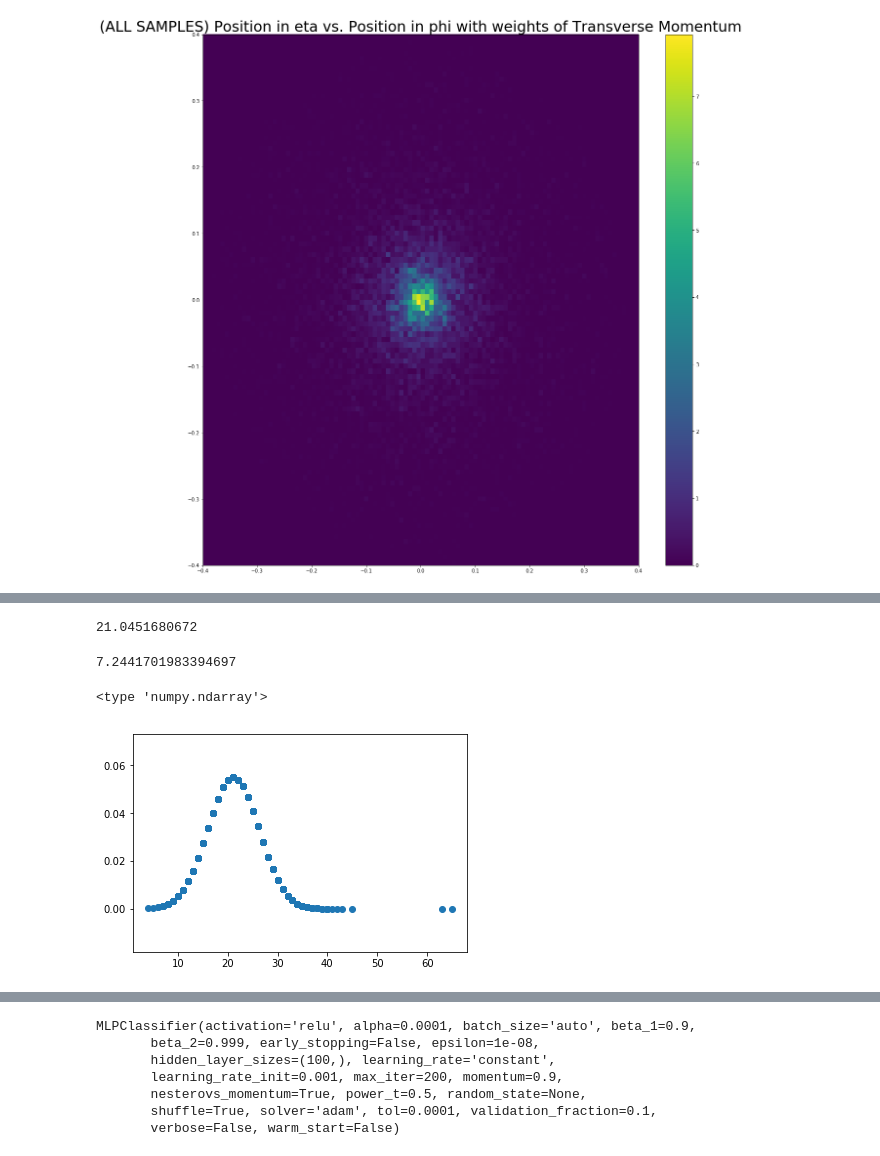
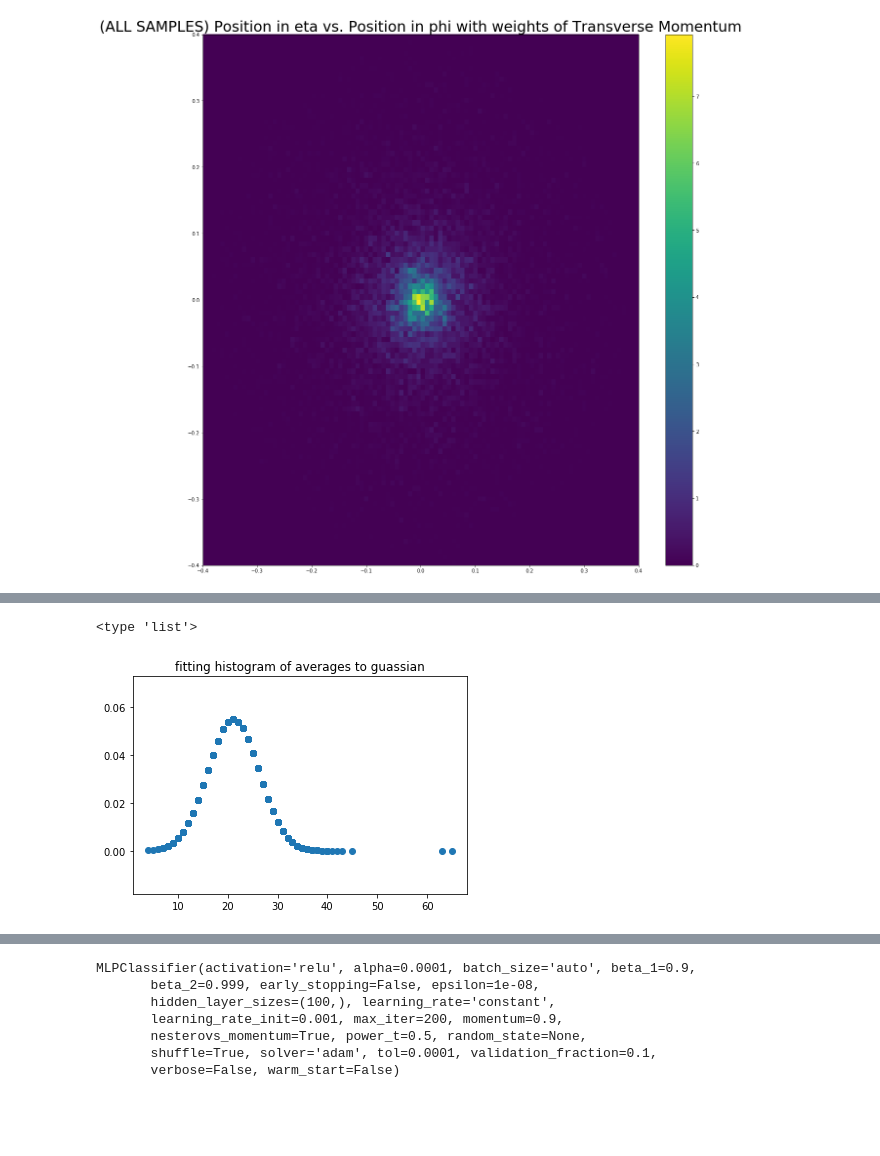
Before and after one commit to ryanjdana/ML_JETS, a Jupyter notebook: Introductory_stuff.ipynb, the cells around one changed output, grey strips where cells are left out. Saved outputs shown, nothing was run; the diff lists cells and outputs as text; code cells hidden in the pictures; blank space fills up the shorter version.

```diff
--- a/Introductory_stuff.ipynb
+++ b/Introductory_stuff.ipynb
@@ -188,61 +188,14 @@ plt.show()
-# %%
-import matplotlib.pyplot as plt
-import numpy as np
-from IPython import display
-jets = pickle.load(open("jets.pickled", "rb"))
-z=[]
-eta=[]
-phi=[]
-pt=[]
-axes=[]
-deta=[]
-dphi=[]
-jetphi=[]
-jeteta=[]
-jetz=[]
-length=[]
-i=0
-for j in jets:
-    for c in j.constituents:
-        Dell=np.sqrt((j.eta-c.eta)**2+(j.phi-c.phi)**2)
-        if Dell<.4:
-            z.append(c.pt/j.pt)
-            zsample.append(c.pt/j.pt)
-            eta.append(c.eta)
-            phi.append(c.phi)
-            pt.append(c.pt)
-            dphi.append(j.phi-c.phi)
-            deta.append(j.eta-c.eta)
-            i+=1
-    jetphi.append(dphi)
-    jeteta.append(deta)
-    jetz.append(zsample)
-    deta=[]
-    dphi=[]
-    zsample=[]
-    length.append(i)
-    i=0
-
-z=np.array(z)
-phi=np.array(phi)
-
-eta=np.array(eta)
-# %%
-print(np.mean(np.sort(length)))
-np.std(length)
-# %% [output]
-21.0451680672
-7.2441701983394697
 # %%
 length=np.array(length)
 print(type(lenn))
 def Gaussian(mean,variance):
     constant=1/(np.sqrt(2*np.pi*variance))
     constant2=np.e**(-(length-mean)**2/variance)
     return constant*constant2
 plt.scatter(length,Gaussian(21.045,52.478))
+plt.title("fitting histogram of averages to guassian")
 plt.show()
 # %% [output]
-<type 'numpy.ndarray'>
+<type 'list'>
-[figure, old version]
+[figure, new version]
 # %%
```
Also changed, not shown: parts of 27 cells of this notebook.
